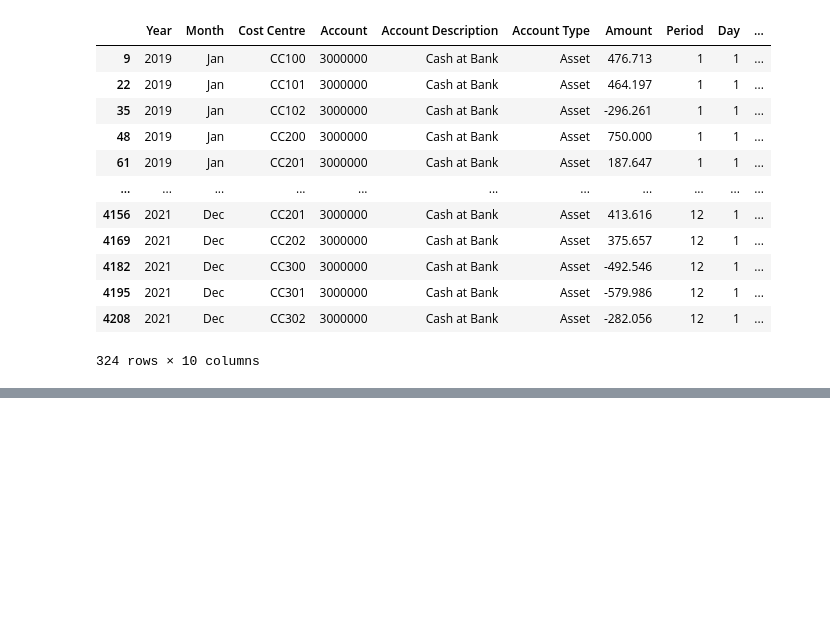
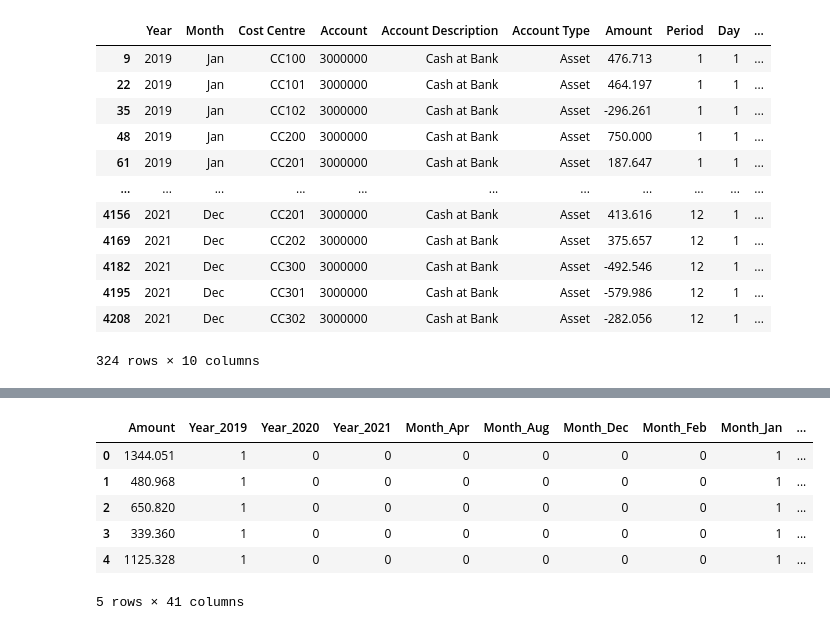
Before and after one commit to ShardulMore112/ml_overall_sklearn, a Jupyter notebook: exploratory_data_analysis/eda.ipynb, the cells around one changed output, grey strips where cells are left out. Saved outputs shown, nothing was run; the diff lists cells and outputs as text; code cells hidden in the pictures; blank space fills up the shorter version.

```diff
--- a/exploratory_data_analysis/eda.ipynb
+++ b/exploratory_data_analysis/eda.ipynb
@@ -358,0 +458,2 @@ df[df["Account"] == 3000000]
+# %%
+df.drop(columns=["Day","Period","Date"],inplace=True,axis=1)
@@ -358,0 +493,2 @@ df[df["Account"] == 3000000]
+# %%
+df["AccountValv"] = df["Account"]+ df["Account Description"]
@@ -358,0 +514,2 @@ df[df["Account"] == 3000000]
+# %%
+df.drop(columns=["Account Description","AccountValv"],inplace = True,axis=1)
@@ -358,0 +531,12 @@ df[df["Account"] == 3000000]
+# %%
+df = pd.get_dummies(df,dtype='uint8')
+# %%
+df.head()
+# %% [output]
+|  | Amount | Year_2019 | Year_2020 | Year_2021 | Month_Apr | Month_Aug | Month_Dec | Month_Feb | Month_Jan | ... |
+| 0 | 1344.051 | 1 | 0 | 0 | 0 | 0 | 0 | 0 | 1 | ... |
+| 1 | 480.968 | 1 | 0 | 0 | 0 | 0 | 0 | 0 | 1 | ... |
+| 2 | 650.820 | 1 | 0 | 0 | 0 | 0 | 0 | 0 | 1 | ... |
+| 3 | 339.360 | 1 | 0 | 0 | 0 | 0 | 0 | 0 | 1 | ... |
+| 4 | 1125.328 | 1 | 0 | 0 | 0 | 0 | 0 | 0 | 1 | ... |
+5 rows × 41 columns
```
Also changed, not shown: parts of 24 cells of this notebook.
